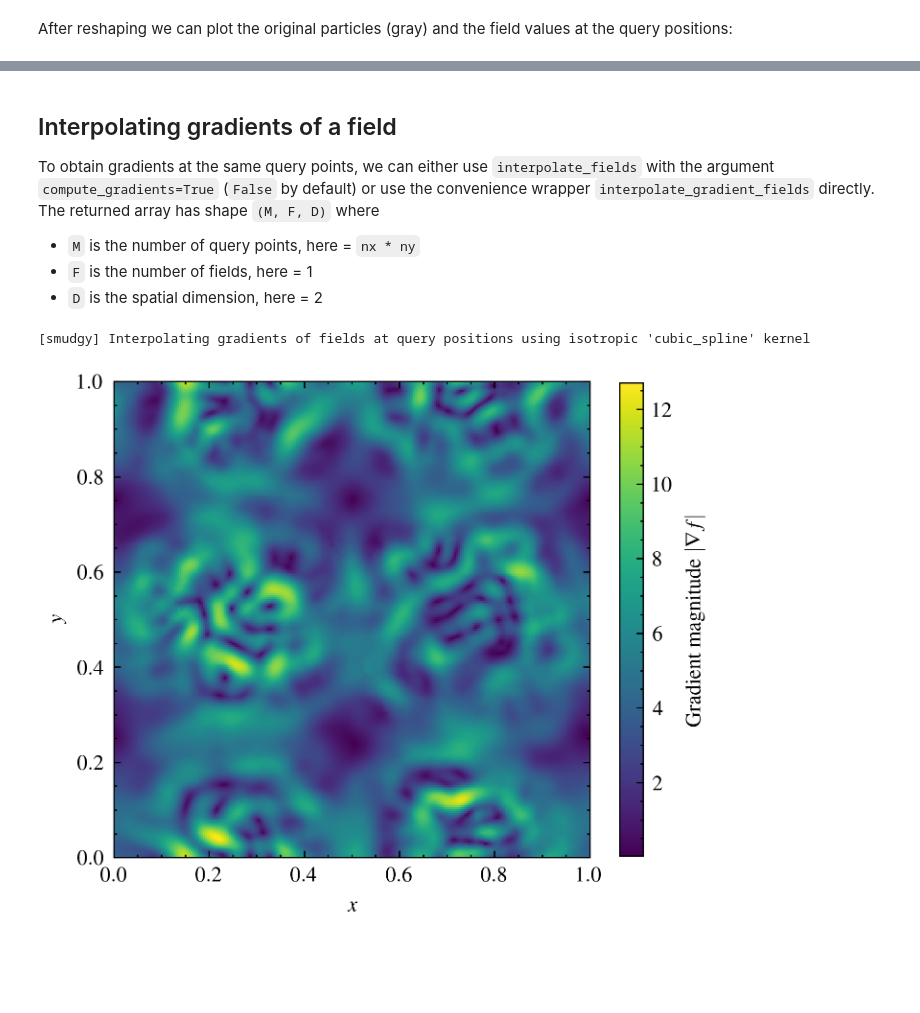
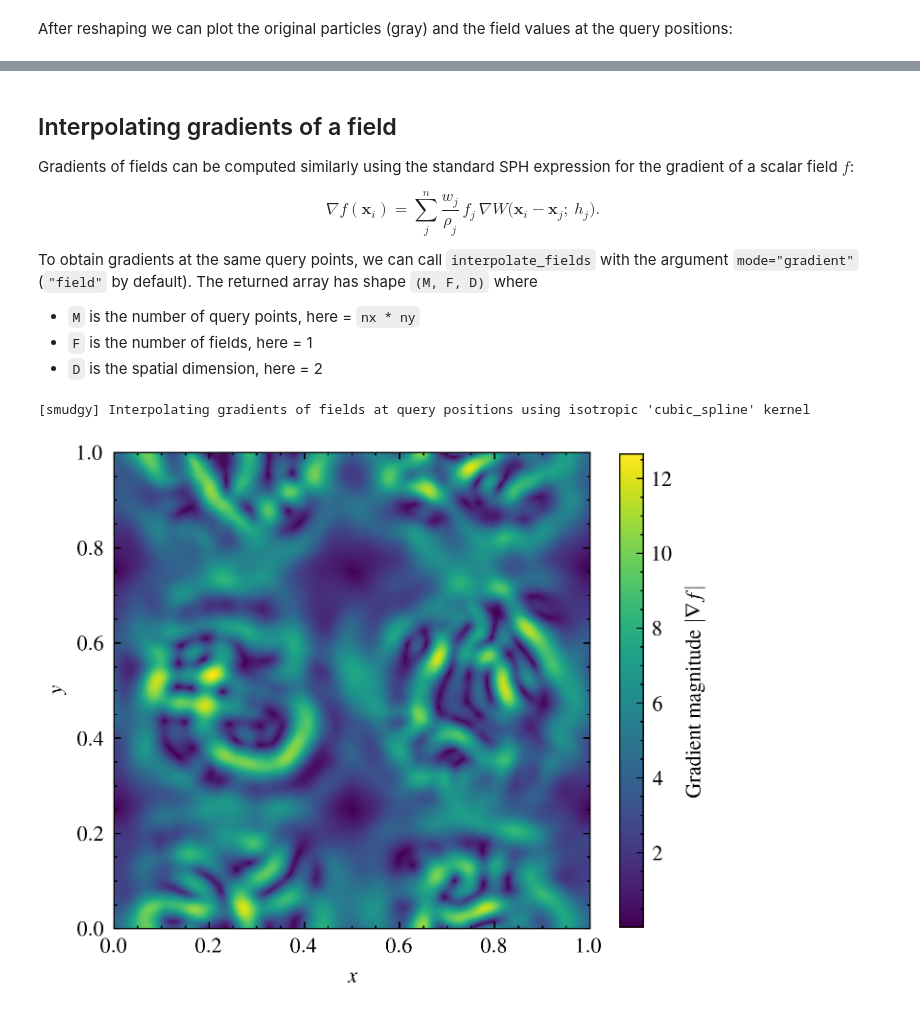
Before and after one commit to maurbe/smudgy, a Jupyter notebook: docs/tutorials/interpolation/walkthrough.ipynb, the cells around one changed output, grey strips where cells are left out. Drawn from its saved outputs; the diff is of its cells as text; code cells hidden in the pictures; blank space fills up the shorter version.

```diff
--- a/docs/tutorials/interpolation/walkthrough.ipynb
+++ b/docs/tutorials/interpolation/walkthrough.ipynb
@@ -34,8 +35,9 @@ N = 1000
 positions = np.random.uniform(0.0, boxsize, size=(N, 2))
 weights = np.ones(N)
 
-field_values = np.sin(2 * np.pi * positions[:, 0]) *\
-               np.cos(2 * np.pi * positions[:, 1])
+field_1 = np.sin(2 * np.pi * positions[:, 0]) * np.cos(2 * np.pi * positions[:, 1])
+field_2 = -field_1
+field_3 = field_1 * 3
 # %% [markdown]
 Then, we initialize a `PointCloud` instance and globally set the structure to isotropic, the kernel to a cubic spline and the number of neighbors to use in computations to 32.
 # %%
@@ -72,9 +74,11 @@ pc.compute_density()
 # %% [markdown]
 Next, we construct an array of query positions with the help of `create_grid_2d` and interpolate the field values at those coordinates
 # %%
-nx, ny = 256, 256
+nx, ny = 512, 512
 query_positions = create_grid_2d((nx, ny), boxsize=boxsize) # shape = (nx*ny, 2)
 
-query_values = pc.interpolate_fields(fields=field_values, query_positions=query_positions) # shape = (nx*ny, 1)
+query_values = pc.interpolate_fields(fields=[field_1, field_2, field_3],
+                                     query_positions=query_positions) # shape = (nx*ny, 3)
+print(query_values.shape)
 # %% [output]
 [smudgy] Interpolating fields at query positions using isotropic 'cubic_spline' kernel
@@ -81,8 +86,12 @@ query_values = pc.interpolate_fields(fields=field_values, query_positions=query_
 # %% [markdown]
 Note that we could have achieved the same by first register the field as an attribute to the `PointCloud` instance and then call it by name:
 # %%
-pc.add_fields(names='field_values', values=field_values)
-query_values = pc.interpolate_fields(fields='field_values', query_positions=query_positions) # shape = (nx*ny, 1)
+pc.add_fields(names=['field_1', 'field_2', 'field_3'],
+              values=[field_1, field_2, field_3])
+
+query_values = pc.interpolate_fields(
+    fields=['field_1', 'field_2', 'field_3'],
+    query_positions=query_positions) # shape = (nx*ny, 3)
 # %% [output]
 [smudgy] Interpolating fields at query positions using isotropic 'cubic_spline' kernel
 # %% [markdown]
@@ -107,26 +116,34 @@ plt.show()
 # %% [markdown]
 ## Interpolating gradients of a field
 
-To obtain gradients at the same query points, we can either use `interpolate_fields` with the argument `compute_gradients=True` (`False` by default) or use the convenience wrapper `interpolate_gradient_fields` directly. The returned array has shape `(M, F, D)` where
+Gradients of fields can be computed similarly using the standard SPH expression for the gradient of a scalar field $f$:
+
+$$
+\nabla f(\mathbf{x}_i) = \sum_{j}^{n} \frac{w_j}{\rho_j} \, f_j \, \nabla W\big(\mathbf{x}_i - \mathbf{x}_j;\ h_j\big).
+$$
+
+To obtain gradients at the same query points, we can call `interpolate_fields` with the argument `mode="gradient"` (`"field"` by default). The returned array has shape `(M, F, D)` where
 + `M` is the number of query points, here = `nx * ny`
 + `F` is the number of fields, here = 1
 + `D` is the spatial dimension, here = 2
+# %%
+query_values_gradients = pc.interpolate_fields(fields=[field_1, field_2, field_3],
+                                               query_positions=query_positions,
+                                               mode='gradient')  # shape = (nx*ny, 3, 2)
+magnitudes = np.linalg.norm(query_values_gradients[:, 0], axis=-1)
+# %% [output]
+[smudgy] Interpolating gradients of fields at query positions using isotropic 'cubic_spline' kernel
 # %%
-query_values_gradients = pc.interpolate_fields(fields=field_values,
-                                               query_positions=query_positions,
-                                               compute_gradients=True)  # shape = (nx*ny, 1, 2)
-magnitudes = np.linalg.norm(query_values_gradients, axis=-1)
 image = magnitudes.reshape((nx, ny)).T
 
 fig, ax = plt.subplots(figsize=(4, 4))
 im = ax.imshow(image, origin='lower', extent=(0, boxsize, 0, boxsize), cmap='viridis')
 cax = plt.colorbar(im, ax=ax, shrink=0.8)
 cax.set_label(r'Gradient magnitude $|\nabla f|$')
 
 ax.set_xlabel(r'$x$')
 ax.set_ylabel(r'$y$')
 
 plt.show()
 # %% [output]
-[smudgy] Interpolating gradients of fields at query positions using isotropic 'cubic_spline' kernel
-[figure, old version]
+[figure, new version]
```
Also changed, not shown: parts of 11 cells of this notebook, 3 other files.
